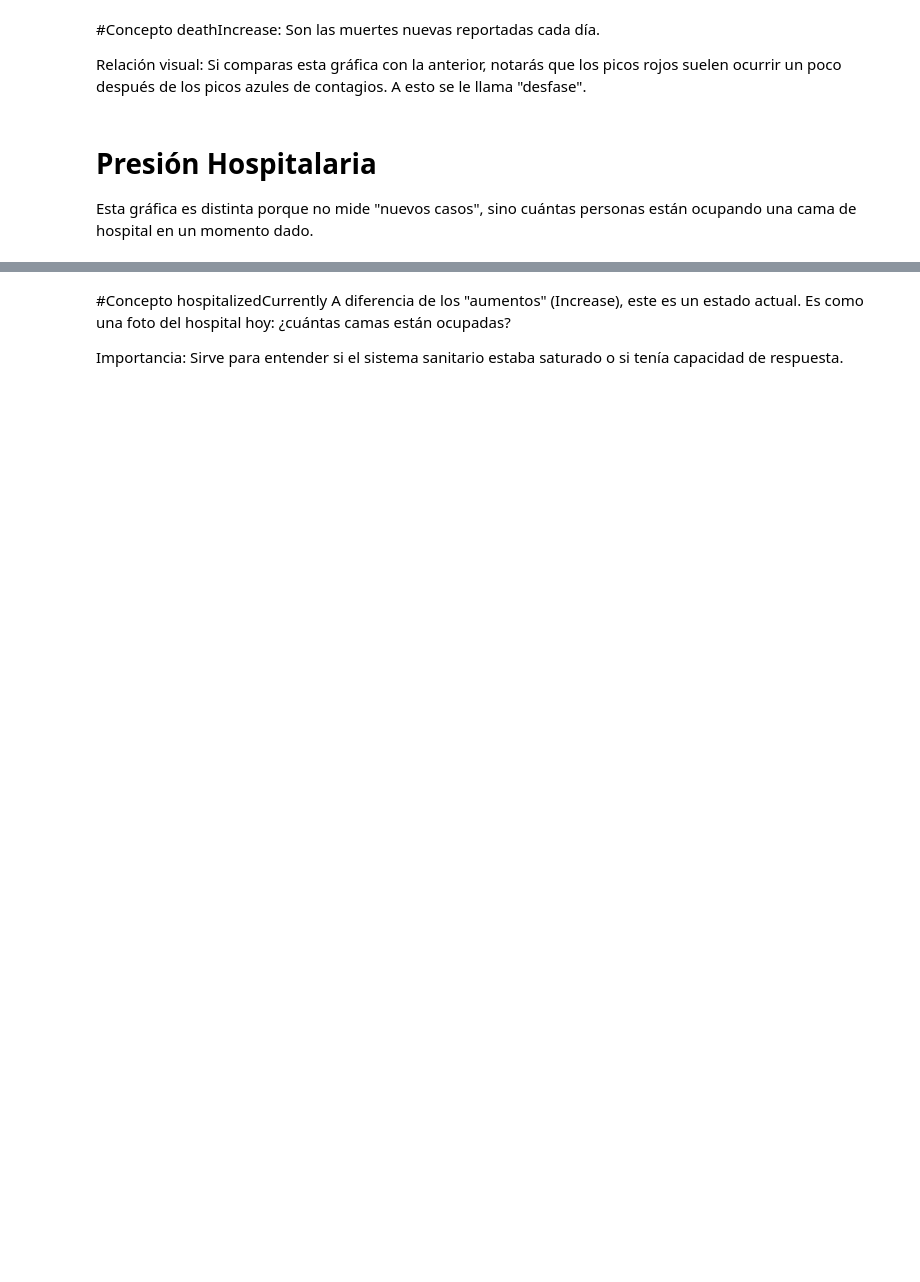
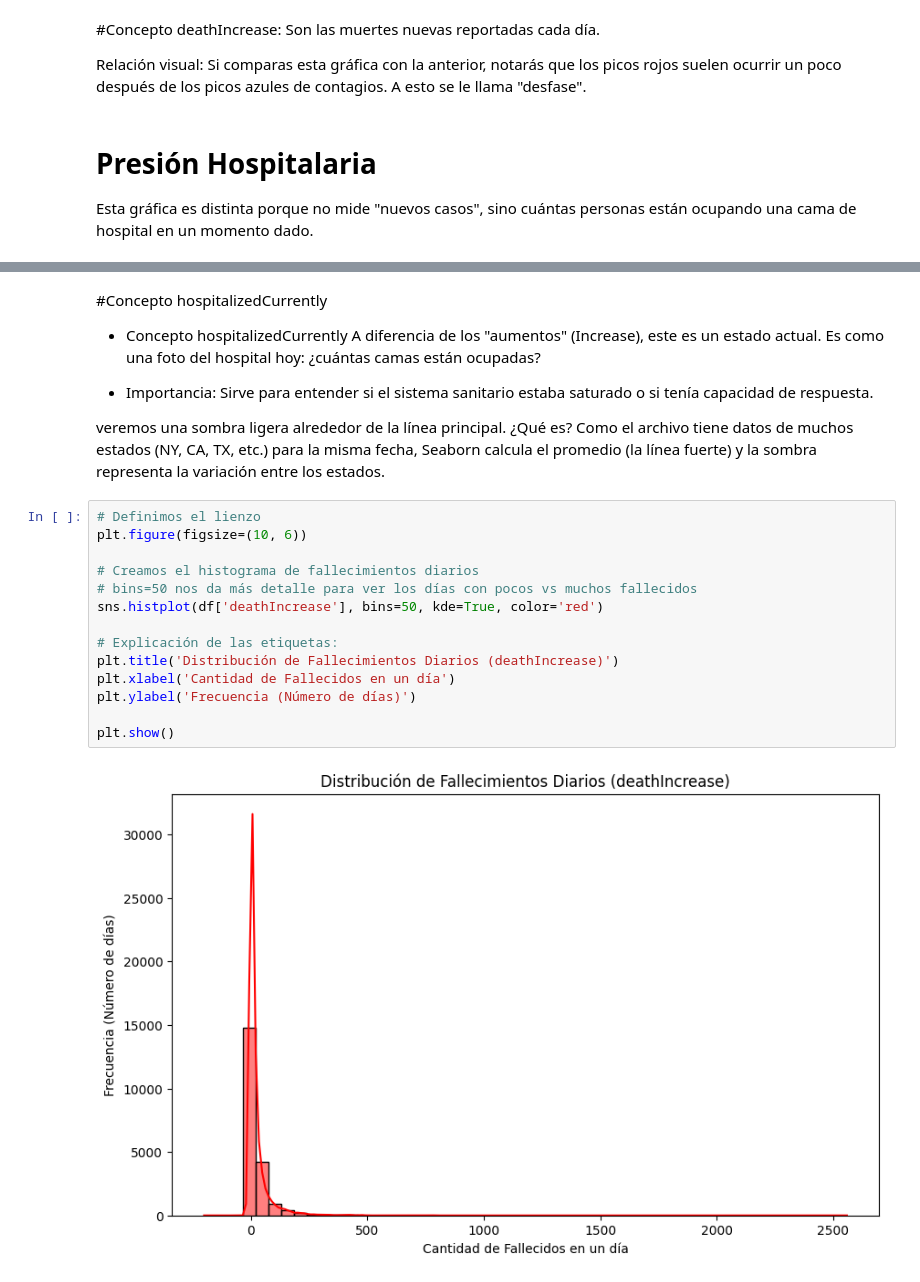
Before and after one commit to Leonkeneddy86/Analisis-Covid-19-, a Jupyter notebook: EDA.ipynb, the cells around one changed output, grey strips where cells are left out. Cells and saved outputs as stored; diff of their text form; blank space fills up the shorter version.

```diff
--- a/EDA.ipynb
+++ b/EDA.ipynb
@@ -426,5 +427,26 @@ plt.show()
 # %% [markdown]
 #Concepto hospitalizedCurrently
-A diferencia de los "aumentos" (Increase), este es un estado actual. Es como una foto del hospital hoy: ¿cuántas camas están ocupadas?
 
-Importancia: Sirve para entender si el sistema sanitario estaba saturado o si tenía capacidad de respuesta.
+*   Concepto hospitalizedCurrently A diferencia de los "aumentos" (Increase), este es un estado actual. Es como una foto del hospital hoy: ¿cuántas camas están ocupadas?
+
+*   Importancia: Sirve para entender si el sistema sanitario estaba saturado o si tenía capacidad de respuesta.
+
+
+veremos una sombra ligera alrededor de la línea principal.
+¿Qué es? Como el archivo tiene datos de muchos estados (NY, CA, TX, etc.) para la misma fecha, Seaborn calcula el promedio (la línea fuerte) y la sombra representa la variación entre los estados.
+# %%
+# Definimos el lienzo
+plt.figure(figsize=(10, 6))
+
+# Creamos el histograma de fallecimientos diarios
+# bins=50 nos da más detalle para ver los días con pocos vs muchos fallecidos
+sns.histplot(df['deathIncrease'], bins=50, kde=True, color='red')
+
+# Explicación de las etiquetas:
+plt.title('Distribución de Fallecimientos Diarios (deathIncrease)')
+plt.xlabel('Cantidad de Fallecidos en un día')
+plt.ylabel('Frecuencia (Número de días)')
+
+plt.show()
+# %% [output]
+[figure, added]
```
Also changed, not shown: parts of 32 cells of this notebook.
